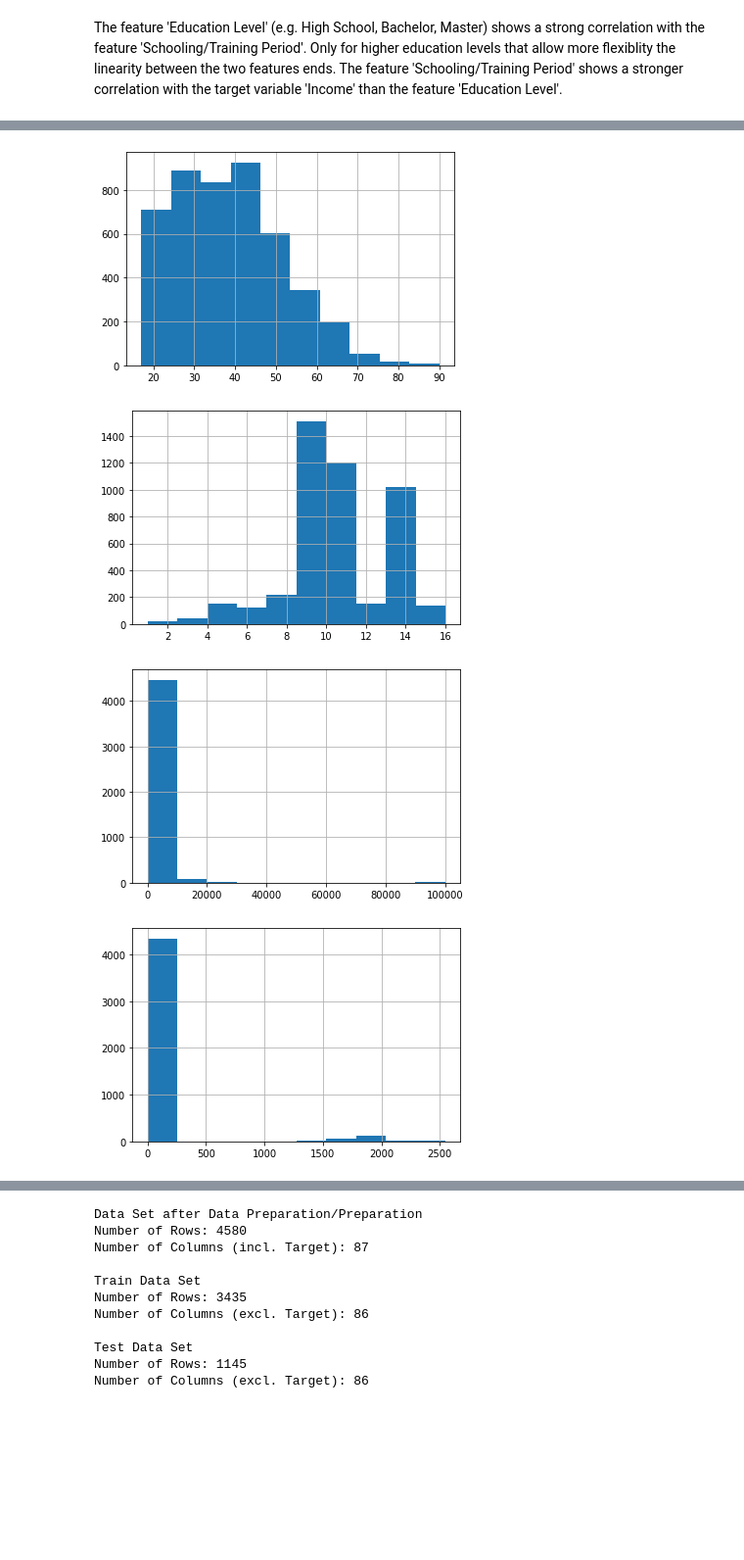
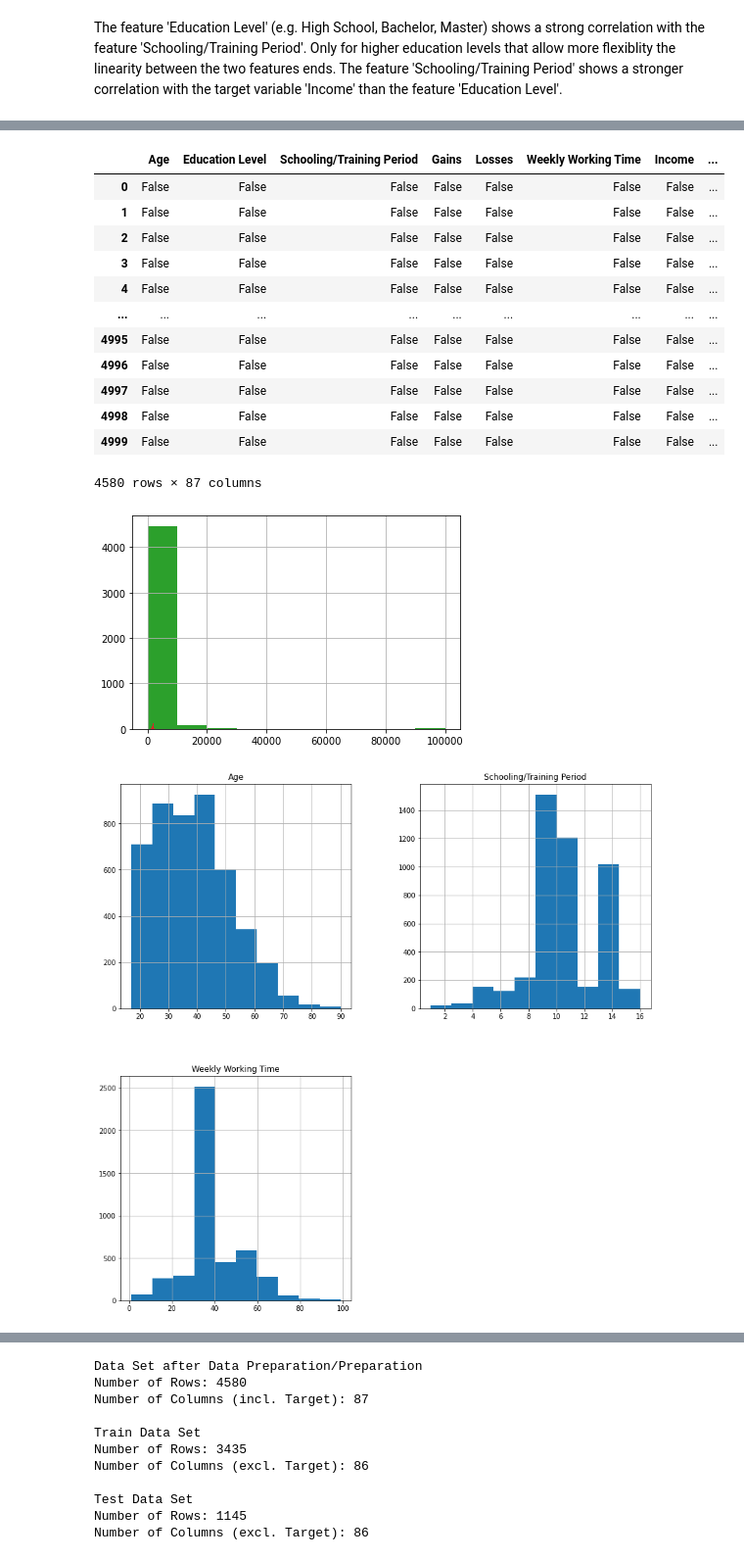
Before and after one commit to lucashoeft/Intelligent-Data-Analysis-Project, a Jupyter notebook: Intelligent-Data-Analysis-Project.ipynb, the cells around one changed output, grey strips where cells are left out. Shown at 98% size. Cells and saved outputs as stored; diff of their text form; code cells hidden in the pictures; blank space fills up the shorter version.

```diff
--- a/Intelligent-Data-Analysis-Project.ipynb
+++ b/Intelligent-Data-Analysis-Project.ipynb
@@ -223,27 +224,40 @@ from sklearn.preprocessing import OneHotEncoder
 # %%
 from sklearn.preprocessing import PowerTransformer
+from sklearn.preprocessing import StandardScaler
 
-# Standardization / Z-Score Normalization
+to_scale = ['Age', 'Schooling/Training Period', 'Weekly Working Time']
+to_scale1 = ['Gains', 'Losses']
+
+# Feature Scaling: Standardization / Z-Score Normalization
 
 # Age
 age_distribution = income_labeled['Age'].hist()
-plt.show()
+# plt.show()
 
 # Schooling/Training Period
 schooling_distribution = income_labeled['Schooling/Training Period'].hist()
-plt.show()
+# plt.show()
 
 # Gains
 schooling_distribution = income_labeled['Gains'].hist()
-plt.show()
+# plt.show()
 
 # Losses
 schooling_distribution = income_labeled['Losses'].hist()
-plt.show()
+# plt.show()
 
 # Weekly Working Time
 schooling_distribution = income_labeled['Weekly Working Time'].hist()
-plt.show()
+# plt.show()
 
-# --> Binning
+print(income_labeled[to_scale].var())
+
+ss = StandardScaler()
+_ = ss.fit(income_labeled[to_scale])
+
+# Transform
+# income_labeled[to_scale] = pd.DataFrame(ss.transform(income_labeled[to_scale]), columns=to_scale)
+display(income_labeled.isna())
+# Plot
+income_labeled[to_scale].hist(figsize=(14, 14));
 # %% [output]
@@ -250,4 +268,15 @@ plt.show()
+|  | Age | Education Level | Schooling/Training Period | Gains | Losses | Weekly Working Time | Income | ... |
+| 0 | False | False | False | False | False | False | False | ... |
+| 1 | False | False | False | False | False | False | False | ... |
+| 2 | False | False | False | False | False | False | False | ... |
+| 3 | False | False | False | False | False | False | False | ... |
+| 4 | False | False | False | False | False | False | False | ... |
+| ... | ... | ... | ... | ... | ... | ... | ... | ... |
+| 4995 | False | False | False | False | False | False | False | ... |
+| 4996 | False | False | False | False | False | False | False | ... |
+| 4997 | False | False | False | False | False | False | False | ... |
+| 4998 | False | False | False | False | False | False | False | ... |
+| 4999 | False | False | False | False | False | False | False | ... |
+4580 rows × 87 columns
-[figure, old version]
+[figure, new version]
-[figure, old version]
+[figure, new version]
-[figure, removed]
-[figure, removed]
```
Also changed, not shown: parts of 24 cells of this notebook.
